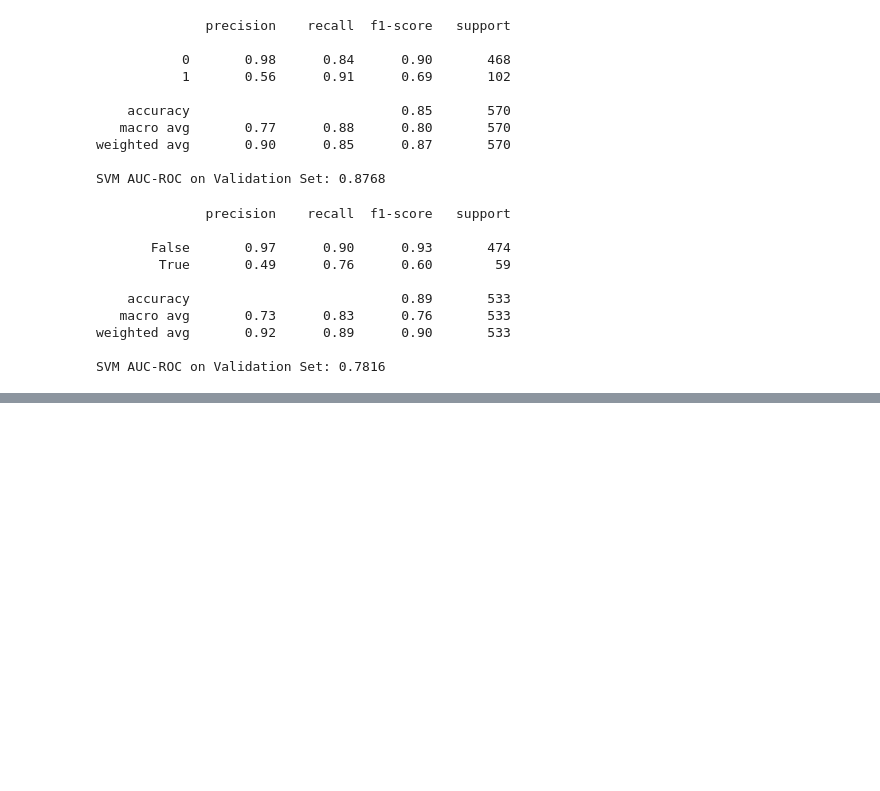
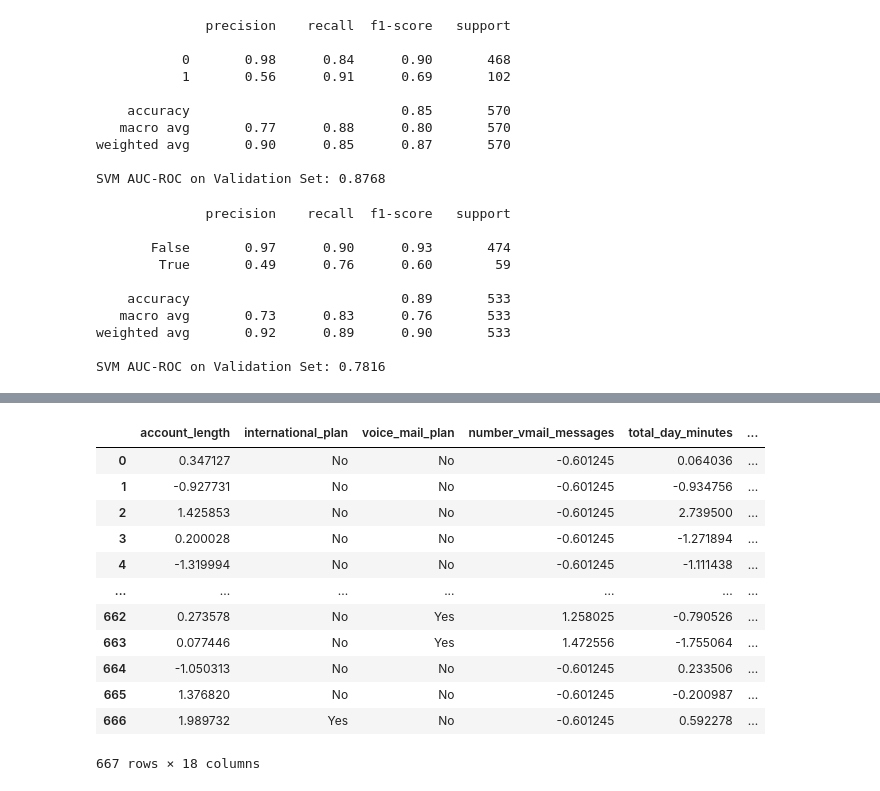
Before and after one commit to AsenSirakov/Machine_Learning_2024_Soft_uni, a Jupyter notebook: Introduction to Machine Learning/Telecom .ipynb, the cells around one changed output, grey strips where cells are left out. Drawn from its saved outputs; the diff is of its cells as text; code cells hidden in the pictures; blank space fills up the shorter version.

```diff
--- a/Introduction to Machine Learning/Telecom .ipynb
+++ b/Introduction to Machine Learning/Telecom .ipynb
@@ -731,0 +841,27 @@ data2_encoded.to_csv("customer_churn_third.csv",index = False)
+# %%
+numerical_columns_4 = [
+  'account_length',
+       'number_vmail_messages', 'total_day_minutes', 'total_day_calls',
+       'total_day_charge', 'total_eve_minutes', 'total_eve_calls',
+       'total_eve_charge', 'total_night_minutes', 'total_night_calls',
+       'total_night_charge', 'total_intl_minutes', 'total_intl_calls',
+       'total_intl_charge', 'customer_service_calls',
+]
+# %%
+data3_20_clean_1[numerical_columns_4] = scaler.fit_transform(data3_20_clean_1[numerical_columns_4])
+# %%
+data3_20_clean_1
+# %% [output]
+|  | account_length | international_plan | voice_mail_plan | number_vmail_messages | total_day_minutes | ... |
+| 0 | 0.347127 | No | No | -0.601245 | 0.064036 | ... |
+| 1 | -0.927731 | No | No | -0.601245 | -0.934756 | ... |
+| 2 | 1.425853 | No | No | -0.601245 | 2.739500 | ... |
+| 3 | 0.200028 | No | No | -0.601245 | -1.271894 | ... |
+| 4 | -1.319994 | No | No | -0.601245 | -1.111438 | ... |
+| ... | ... | ... | ... | ... | ... | ... |
+| 662 | 0.273578 | No | Yes | 1.258025 | -0.790526 | ... |
+| 663 | 0.077446 | No | Yes | 1.472556 | -1.755064 | ... |
+| 664 | -1.050313 | No | No | -0.601245 | 0.233506 | ... |
+| 665 | 1.376820 | No | No | -0.601245 | -0.200987 | ... |
+| 666 | 1.989732 | Yes | No | -0.601245 | 0.592278 | ... |
+667 rows × 18 columns
```
Also changed, not shown: parts of 16 cells of this notebook.
